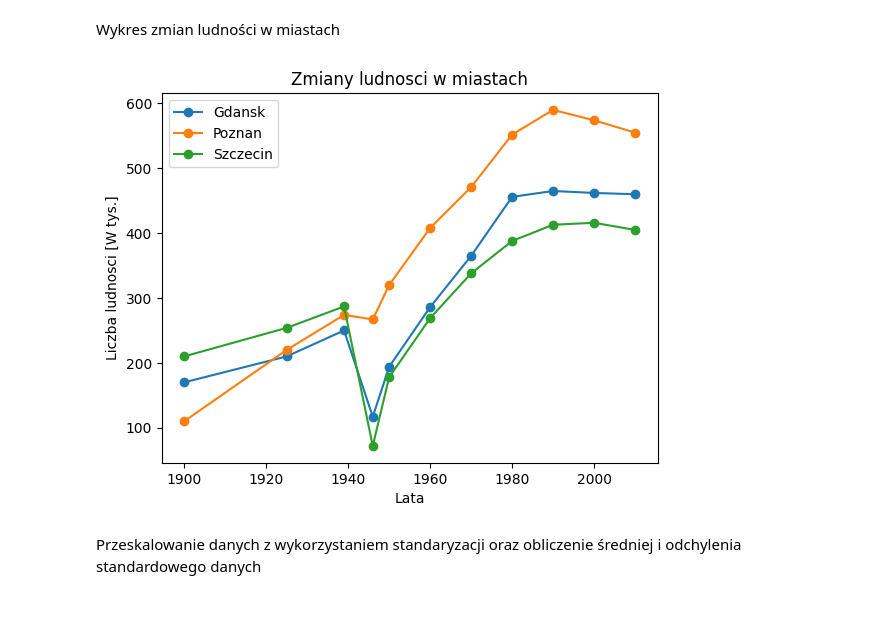
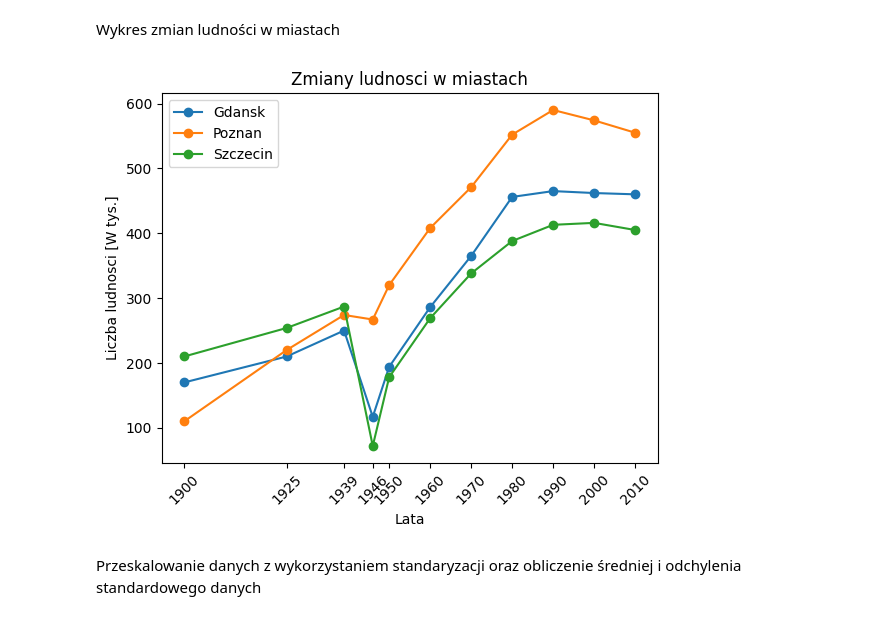
Before and after one commit to wgola/computional-intelligence-exercises, a Jupyter notebook: lab01/lab01zad03.ipynb, the cells around one changed output. Saved outputs shown, nothing was run; the diff lists cells and outputs as text; code cells hidden in the pictures.

```diff
--- a/lab01/lab01zad03.ipynb
+++ b/lab01/lab01zad03.ipynb
@@ -70,15 +72,17 @@ Wykres zmian ludności w miastach
 # %%
 miasta.plot(
     x="Rok",
     y=["Gdansk", "Poznan", "Szczecin"],
     marker="o",
     title="Zmiany ludnosci w miastach",
     xlabel="Lata",
+    xticks=miasta["Rok"],
+    rot=45,
     ylabel="Liczba ludnosci [W tys.]"
 )
 plt.show()
 # %% [output]
-[figure, old version]
+[figure, new version]
 # %% [markdown]
 Przeskalowanie danych z wykorzystaniem standaryzacji oraz obliczenie średniej i odchylenia standardowego danych
 # %%
```
Also changed, not shown: parts of 1 cell of this notebook.
